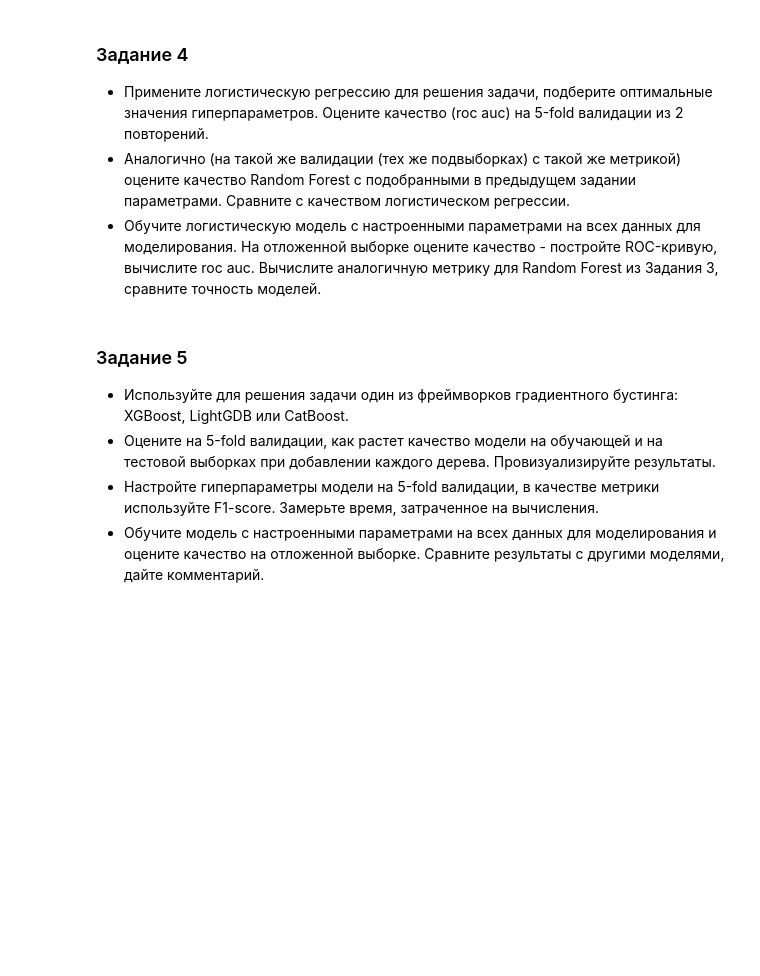
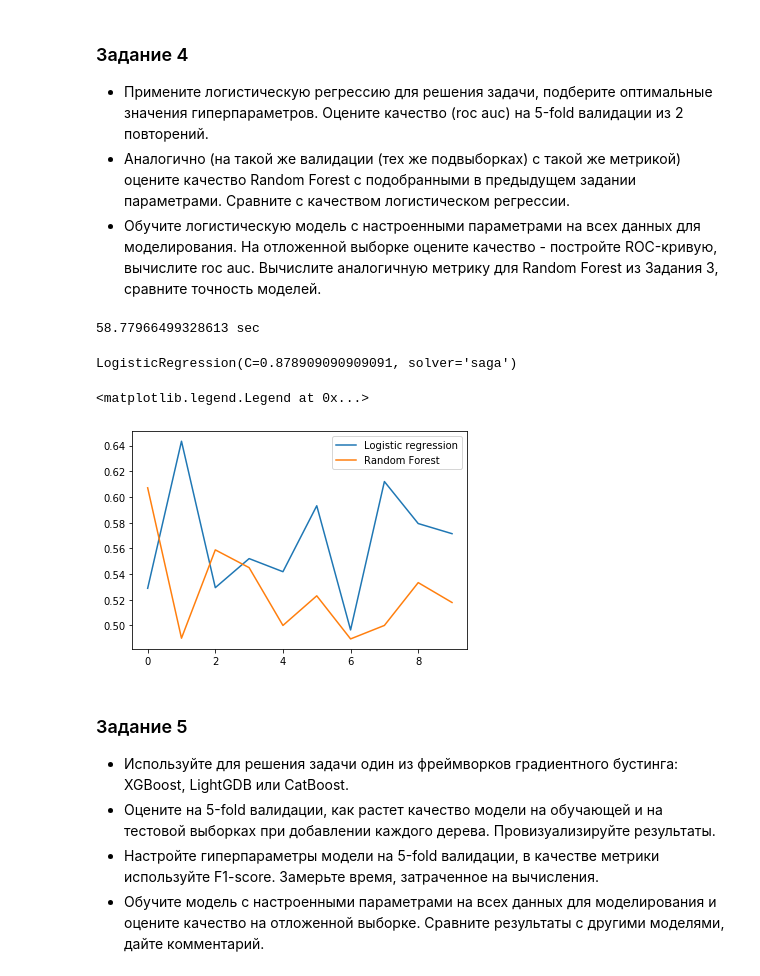
Before and after one commit to olesyani/data_analysis_labs, a Jupyter notebook: lab4/Lab_3.Supervised_Learning.ipynb, the cells around one changed output. Drawn from its saved outputs; the diff is of its cells as text; code cells hidden in the pictures; blank space fills up the shorter version.

```diff
--- a/lab4/Lab_3.Supervised_Learning.ipynb
+++ b/lab4/Lab_3.Supervised_Learning.ipynb
@@ -600,3 +609,36 @@ RandomizedSearchCV(cv=5, estimator=RandomForestClassifier(criterion='entropy'),
+# %%
+param = {'penalty': ['l1', 'l2', 'elasticnet'], 'C': np.linspace(1e-3, 1, 100)}
+
+start = time.time()
+grid = GridSearchCV(LogisticRegression(solver='saga'), param, scoring='roc_auc', cv=RepeatedKFold(n_splits=5, n_repeats=2))
+grid.fit(X_train_b, y_train_b)
+print(time.time() - start, 'sec')
+# %% [output]
+58.77966499328613 sec
+# %%
+grid.best_estimator_
+# %% [output]
+LogisticRegression(C=0.878909090909091, solver='saga')
+# %%
+log = []
+r = []
+
+for train_index, test_index in RepeatedKFold(n_splits=5, n_repeats=2).split(X_train_b, y_train_b):
+    X_train_curr, X_test_curr = X_train_b.to_numpy()[train_index], X_train_b.to_numpy()[test_index]
+    y_train_curr, y_test_curr = y_train_b.array[train_index], y_train_b.array[test_index]
+
+    clf.fit(X_train_curr, y_train_curr)
+    grid.fit(X_train_curr, y_train_curr)
+
+    r.append(roc_auc_score(y_test_curr, clf.predict(X_test_curr)))
+    log.append(roc_auc_score(y_test_curr, grid.predict(X_test_curr)))
+
+plt.plot(log, label='Logistic regression')
+plt.plot(r, label='Random Forest')
+plt.legend()
+# %% [output]
+<matplotlib.legend.Legend at 0x...>
+[figure, added]
 # %% [markdown]
 ### Задание 5
 
```
Also changed, not shown: parts of 10 cells of this notebook, 1 other file.
